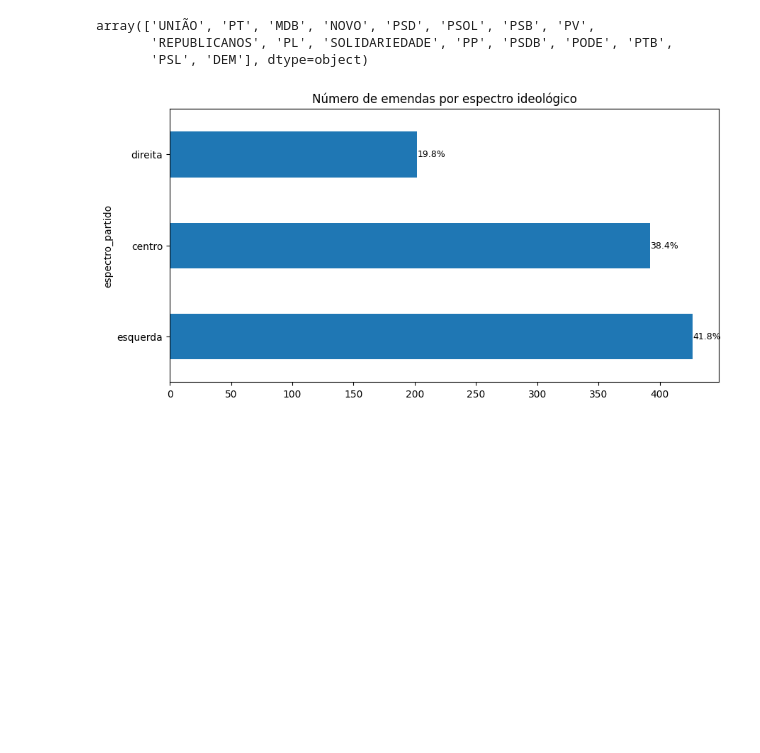
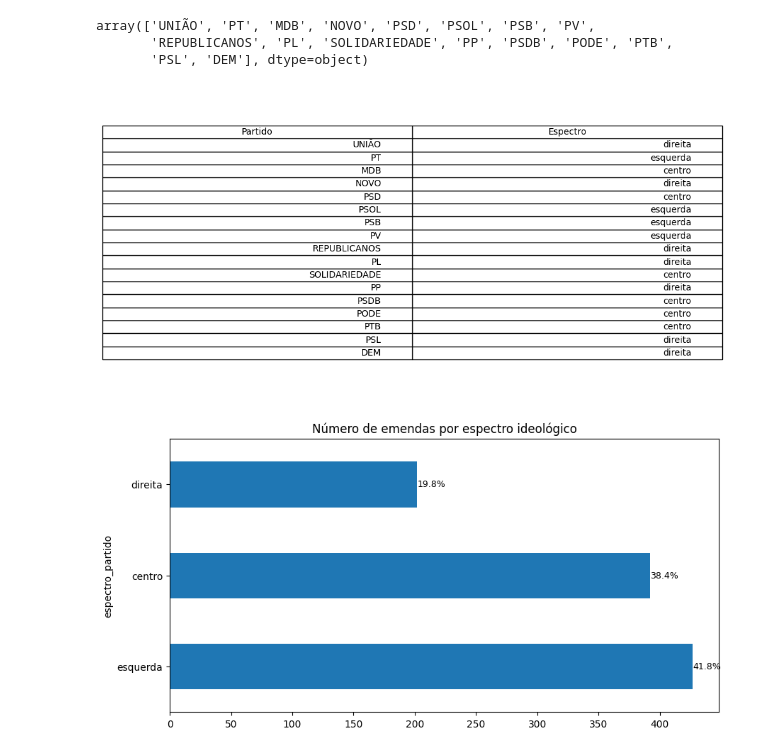
Before and after one commit to h-pgy/artigo_regionalizacao_emendas, a Jupyter notebook: 06_analise_exploratoria_de_dados.ipynb, the cells around one changed output. Cells and saved outputs as stored; diff of their text form; code cells hidden in the pictures; blank space fills up the shorter version.

```diff
--- a/06_analise_exploratoria_de_dados.ipynb
+++ b/06_analise_exploratoria_de_dados.ipynb
@@ -167,6 +167,25 @@ espectro_partidos = {
                     'PSL' : 'direita',
                     'DEM' : 'direita'
                     }
+# %%
+import matplotlib.pyplot as plt
+
+# Configura o tamanho da figura
+fig, ax = plt.subplots(figsize=(10, 5))
+
+# Remove os eixos
+ax.axis('tight')
+ax.axis('off')
+
+# Cria a tabela
+table = ax.table(cellText=espectro_partidos_df.values, colLabels=espectro_partidos_df.columns, loc='center')
+
+# Ajusta o layout e salva como imagem
+plt.tight_layout()
+fig.savefig('tabela_espectro_partidos.png', dpi=300)
+plt.show()
+# %% [output]
+[figure, added]
 # %%
 df['espectro_partido'] = df['sigla_partido'].map(espectro_partidos)
 # %%
```
Also changed, not shown: parts of 2 cells of this notebook, 3 other files.
